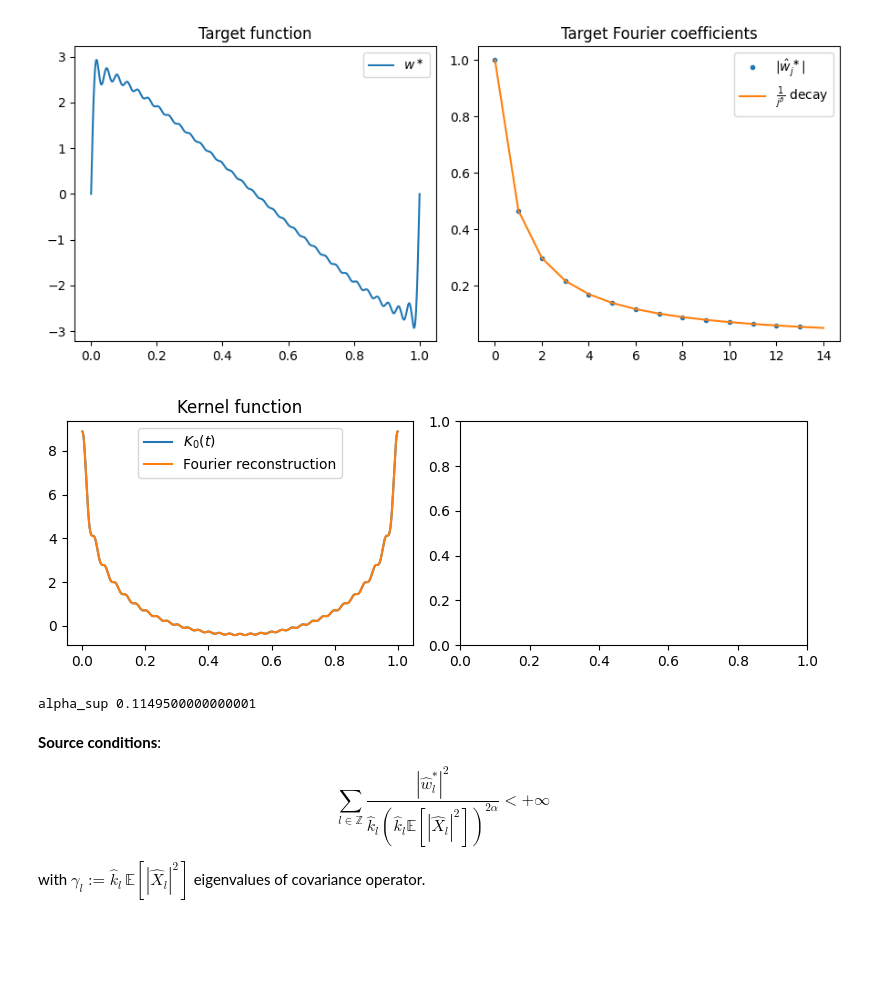
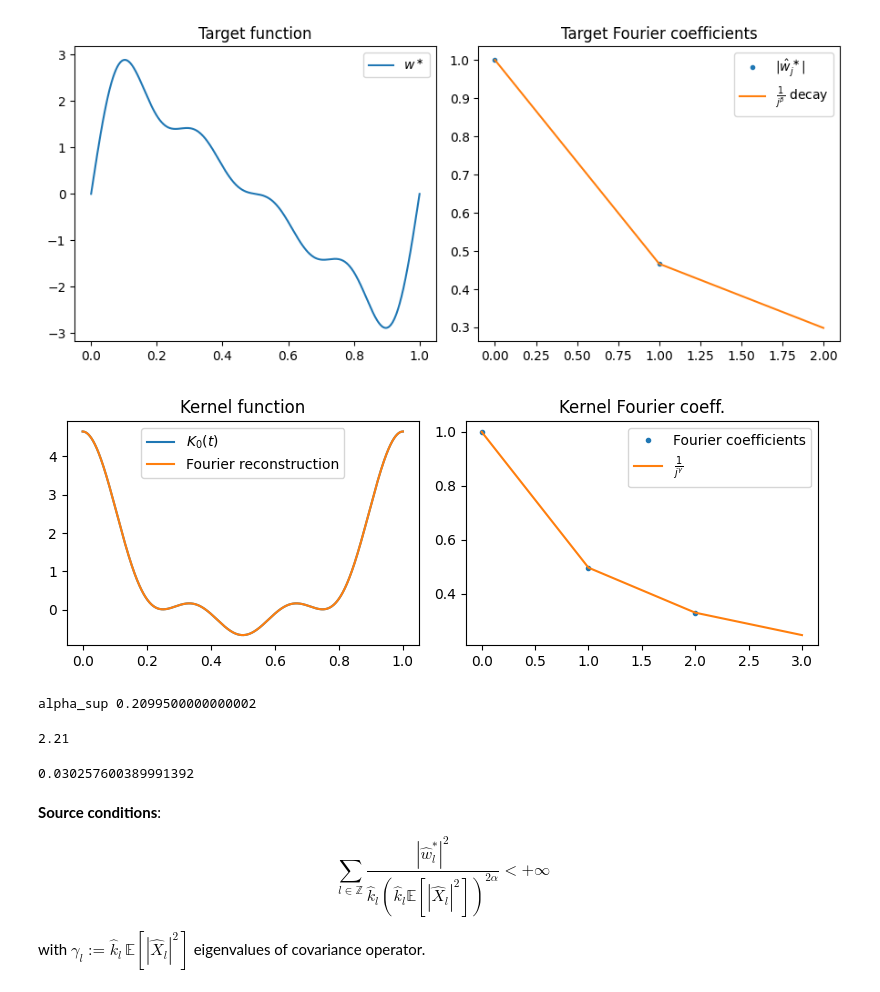
Before and after one commit to EmiliaMagnani/learnconv, a Jupyter notebook: notebooks/freq_loc_inputs_fourier_conv_inference.ipynb, the cells around one changed output. Drawn from its saved outputs; the diff is of its cells as text; code cells hidden in the pictures; blank space fills up the shorter version.

```diff
--- a/notebooks/freq_loc_inputs_fourier_conv_inference.ipynb
+++ b/notebooks/freq_loc_inputs_fourier_conv_inference.ipynb
@@ -14,12 +14,12 @@ import matplotlib.pyplot as plt
 #why are the Fourier coefficients of the kernel also negative? the imaginary part seems small enough
 # %%
 #CHOOSE number of input functions
-num_samples = 100
+num_samples = 250
 
-grid_size = 2**12 # grid points
+grid_size = 2**11 # grid points
 
 t_left = 0
-t_right = 1   #2*np.pi
+t_right = 1
 
 time_span = t_right - t_left
 
@@ -32,7 +32,7 @@ noise = .02 # noise level
 # Ground truth function and observation  noise
 # y_i = x_i * target + noise, where x_i is the input signal
 
-sum_terms_target = 30  # index  of truncation of the fourier series
+sum_terms_target = 3  # index  of truncation of the fourier series
 target = truncated_sine_series(
     input_points=time_array, decay_rate=target_decay_rate, num_terms=sum_terms_target
 )
@@ -50,7 +50,7 @@ ax1.plot(time_array,target, label = r'$w^\ast$')
 ax1.set_title('Target function')
 ax1.legend()
 
-plot_till = sum_terms_target //2
+plot_till = sum_terms_target
 
 ax2.plot(np.abs(target_fourier_coeff)[1:plot_till], '.', label=r'$|\hat{w}^\ast_j|$')
 # Create auxiliary vector for decay comparison
@@ -61,7 +61,7 @@ ax2.set_title('Target Fourier coefficients')
 ax2.legend()
 plt.tight_layout()
 # %% [output]
-[figure, old version]
+[figure, new version]
 # %%
 # the kernel
 
@@ -84,36 +84,43 @@ kernel_coeff_abs = np.abs(kernel_coeff)   #TODO why do you need to take abs?
 # %%
 # visualize the kernel's fourier coefficients decay  (for the complex exponential kernel)
 
 fig,(ax1, ax2)  = plt.subplots(1,2,figsize=(8, 3))
 ax1.plot(time_array, evaluated_kernel, label=r'$K_0(t)$')
 ax1.set_title('Kernel function')
 ax1.plot(time_array, np.fft.ifft(kernel_coeff*grid_size), label='Fourier reconstruction')
 ax1.legend()
 
-# plot_till = sum_terms_kernel //3
-# ax2.plot(kernel_coeff_abs[1:plot_till+1], '.', label='Fourier coefficients')
-# aux_vec=np.arange(1,kernel_coeff.size+1, dtype=float)
-# ax2.plot(aux_vec[:plot_till+1]**(-kernel_decay_rate), label=r'$\frac{1}{j^\gamma}$')
-# ax2.set_title('Kernel Fourier coeff.')
-# ax2.legend()
+plot_till = sum_terms_kernel
+ax2.plot(kernel_coeff_abs[1:plot_till+1], '.', label='Fourier coefficients')
+aux_vec=np.arange(1,kernel_coeff.size+1, dtype=float)
+ax2.plot(aux_vec[:plot_till+1]**(-kernel_decay_rate), label=r'$\frac{1}{j^\gamma}$')
+ax2.set_title('Kernel Fourier coeff.')
+ax2.legend()
 plt.tight_layout()
 # %% [output]
-[figure, old version]
+[figure, new version]
 # %%
 # freq-loc signals
 
-freq_loc_inputs_decay = .2    #.2
+freq_loc_inputs_decay =1.2   #.2
 freq_max = sum_terms_target
 
 alpha_sup = (2*target_decay_rate -1 - kernel_decay_rate) / 2*(kernel_decay_rate + freq_loc_inputs_decay)
 
 print("alpha_sup" , alpha_sup)
-alpha = .8 * alpha_sup
+alpha = .3*alpha_sup
 
-# alpha = 1/3
-b = 3
+b = kernel_decay_rate + freq_loc_inputs_decay
 # %% [output]
-alpha_sup 0.1149500000000001
+alpha_sup 0.2099500000000002
+# %%
+print(b)
+# %% [output]
+2.21
+# %%
+print(num_samples ** (-1 / (2 * alpha + 1 + 1/b)))
+# %% [output]
+0.030257600389991392
 # %% [markdown]
 __Source conditions__:
 
```
Also changed, not shown: parts of 5 cells of this notebook, 7 other files.
